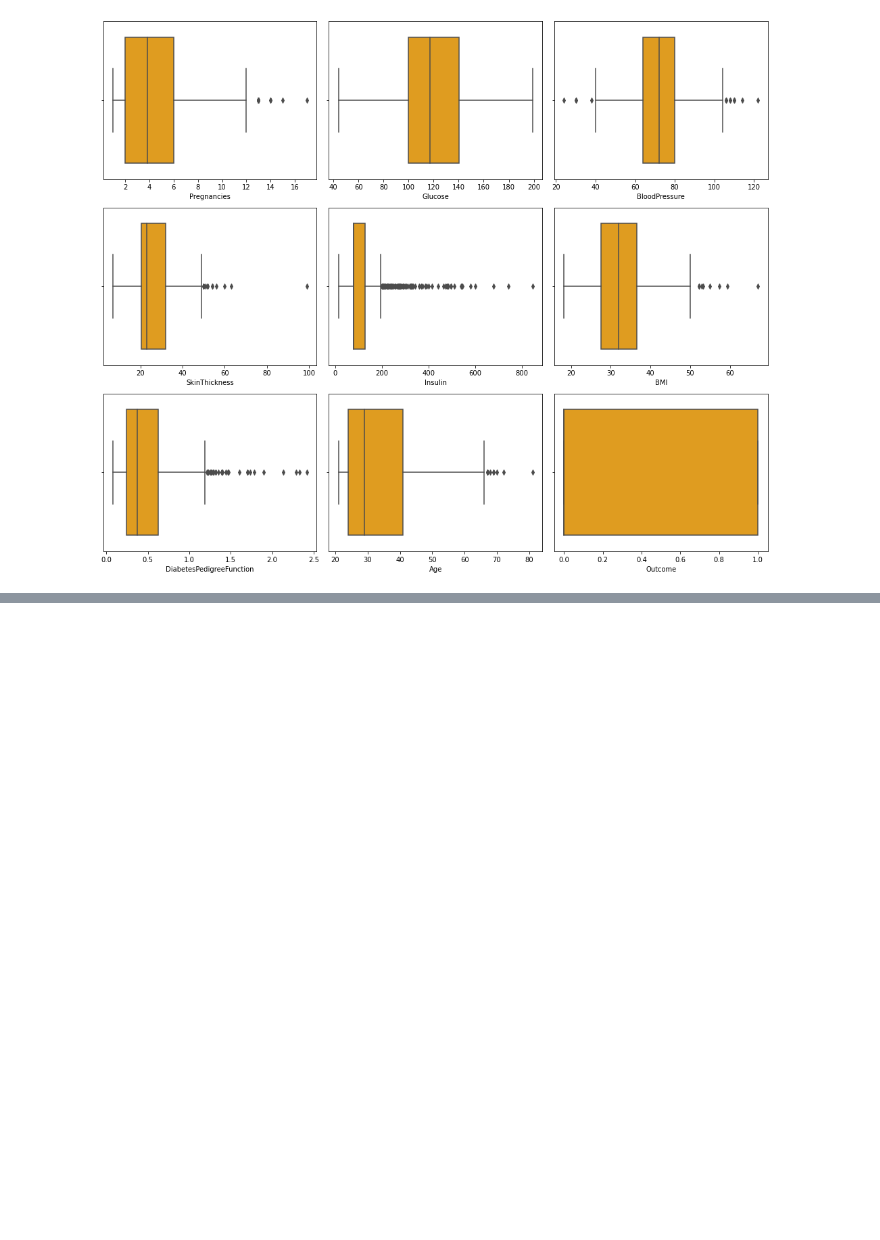
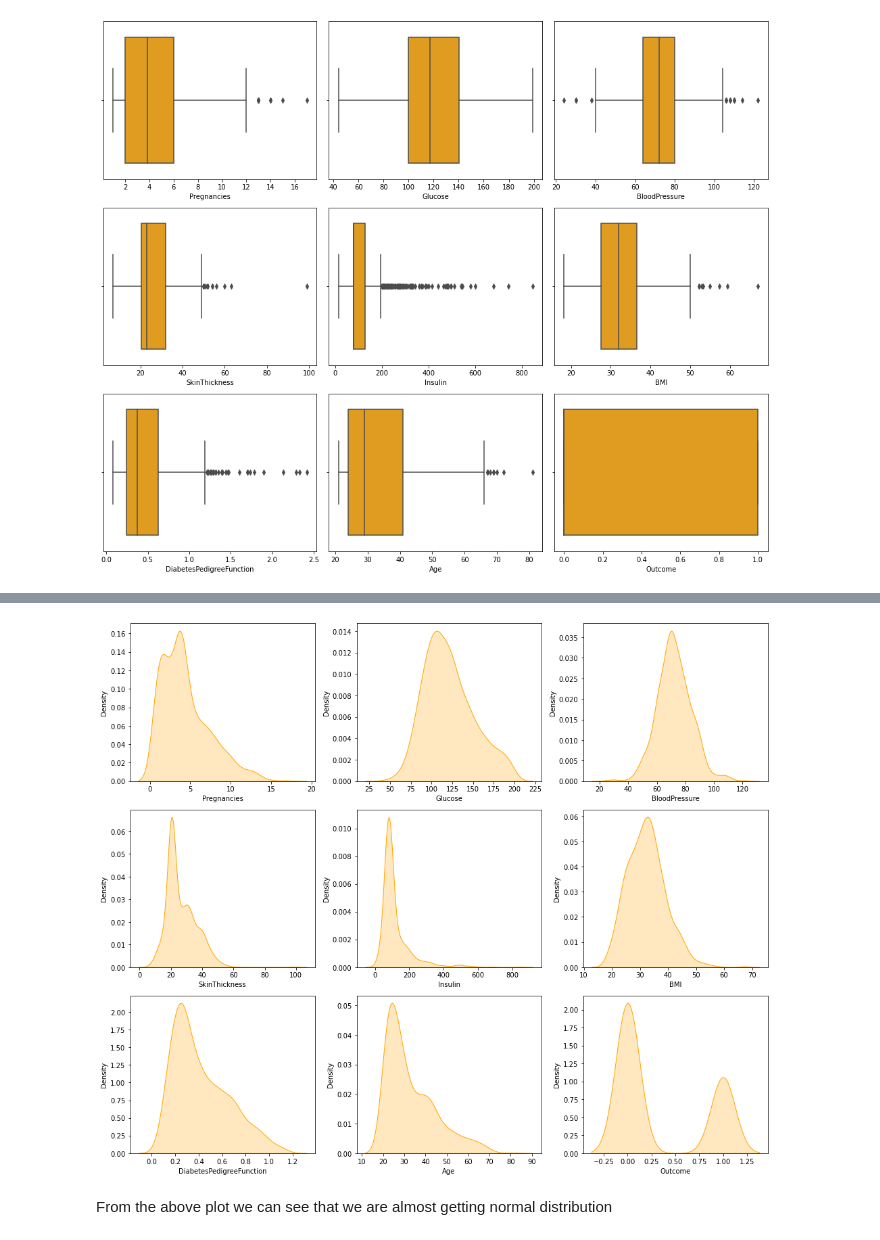
Before and after one commit to kanishkakum/Diabetes_LogisticRegression, a Jupyter notebook: Diabetes.ipynb, the cells around one changed output, grey strips where cells are left out. Drawn from its saved outputs; the diff is of its cells as text; code cells hidden in the pictures; blank space fills up the shorter version.

```diff
--- a/Diabetes.ipynb
+++ b/Diabetes.ipynb
@@ -127,0 +168,11 @@ for i in range(0,len(df.columns)):
+# %%
+plt.figure(figsize=(14,15))
+for i in range(0, len(data_cleaned.columns)):
+    plt.subplot(4,3,i+1)
+    sns.kdeplot(x=data_cleaned[data_cleaned.columns[i]], shade=True,color='orange',data=df)
+    plt.xlabel(data_cleaned.columns[i])
+    plt.tight_layout()
+# %% [output]
+[figure, added]
+# %% [markdown]
+From the above plot we can see that we are almost getting normal distribution
```
Also changed, not shown: parts of 16 cells of this notebook.
